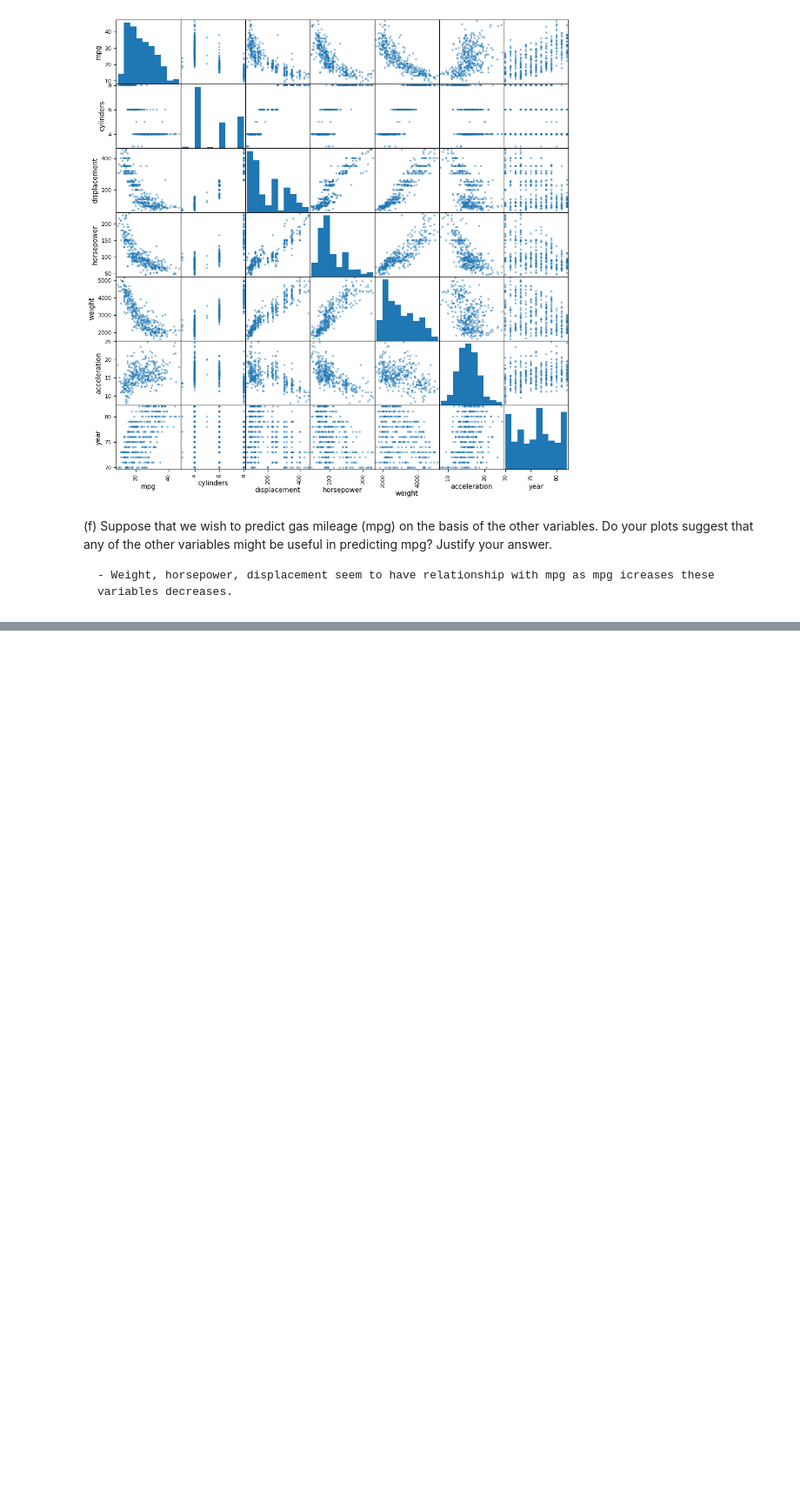
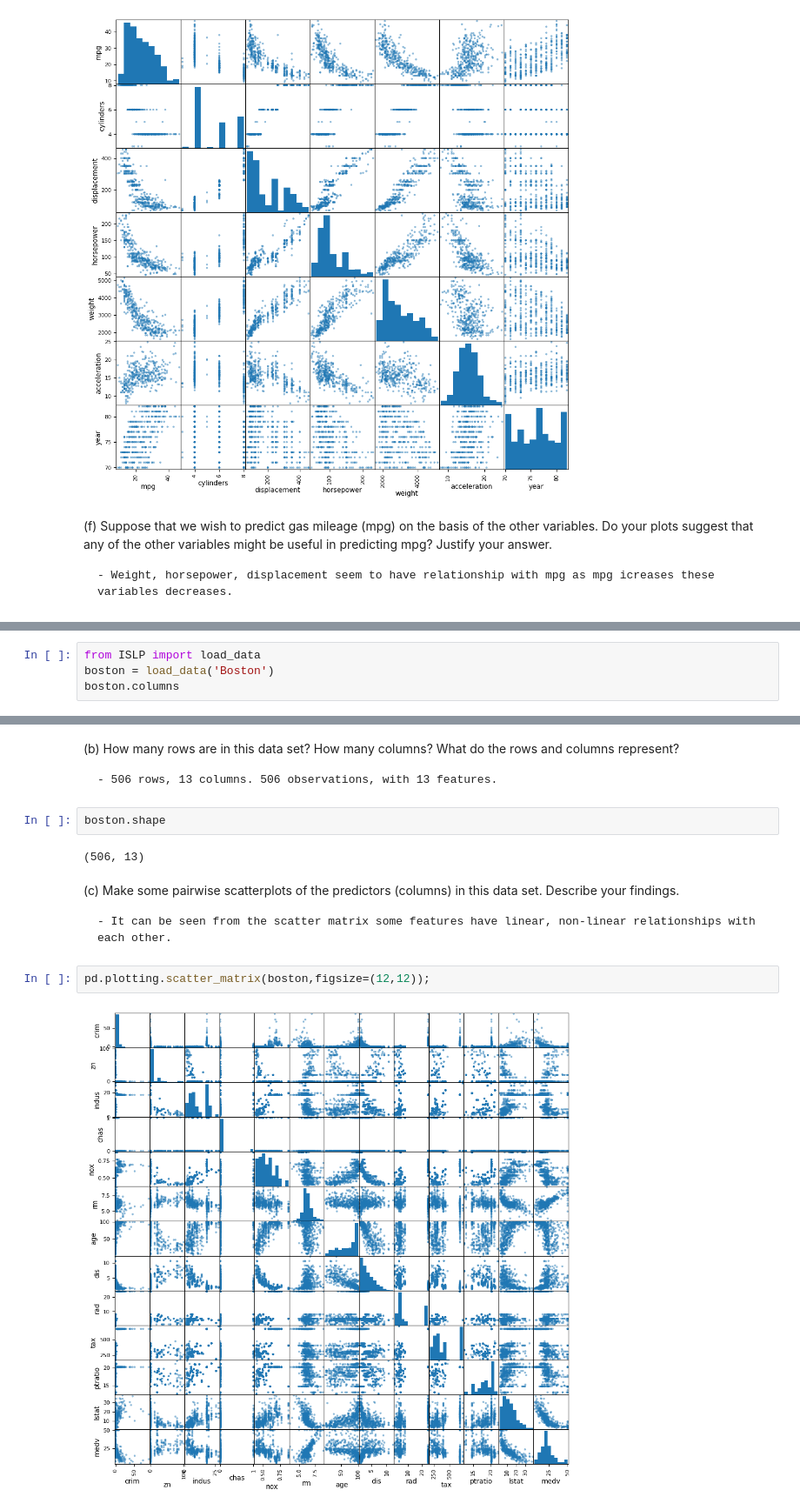
Before and after one commit to Cyclops9/ISL-Answers, a Jupyter notebook: Ch02-statlearn-applied.ipynb, the cells around one changed output, grey strips where cells are left out. Shown at 87% size. Drawn from its saved outputs; the diff is of its cells as text; blank space fills up the shorter version.

```diff
--- a/Ch02-statlearn-applied.ipynb
+++ b/Ch02-statlearn-applied.ipynb
@@ -305,0 +311,4 @@ answer.
+# %%
+from ISLP import load_data
+boston = load_data('Boston')
+boston.columns
@@ -305,0 +328,18 @@ answer.
+# %% [markdown]
+(b) How many rows are in this data set? How many columns? What
+do the rows and columns represent?
+
+    - 506 rows, 13 columns. 506 observations, with 13 features.
+# %%
+boston.shape
+# %% [output]
+(506, 13)
+# %% [markdown]
+(c) Make some pairwise scatterplots of the predictors (columns) in
+this data set. Describe your findings.
+
+    - It can be seen from the scatter matrix some features have linear, non-linear relationships with each other.
+# %%
+pd.plotting.scatter_matrix(boston,figsize=(12,12));
+# %% [output]
+[figure, added]
```
Also changed, not shown: parts of 15 cells of this notebook.
